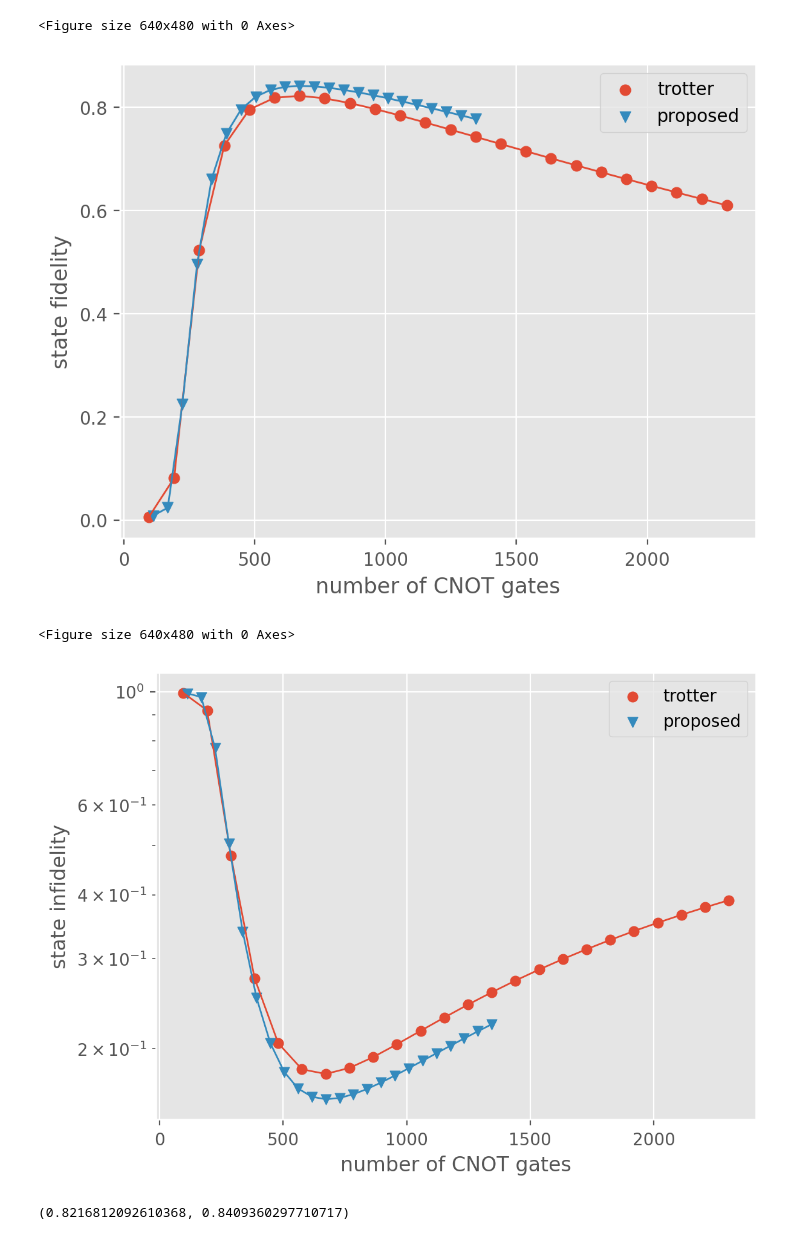
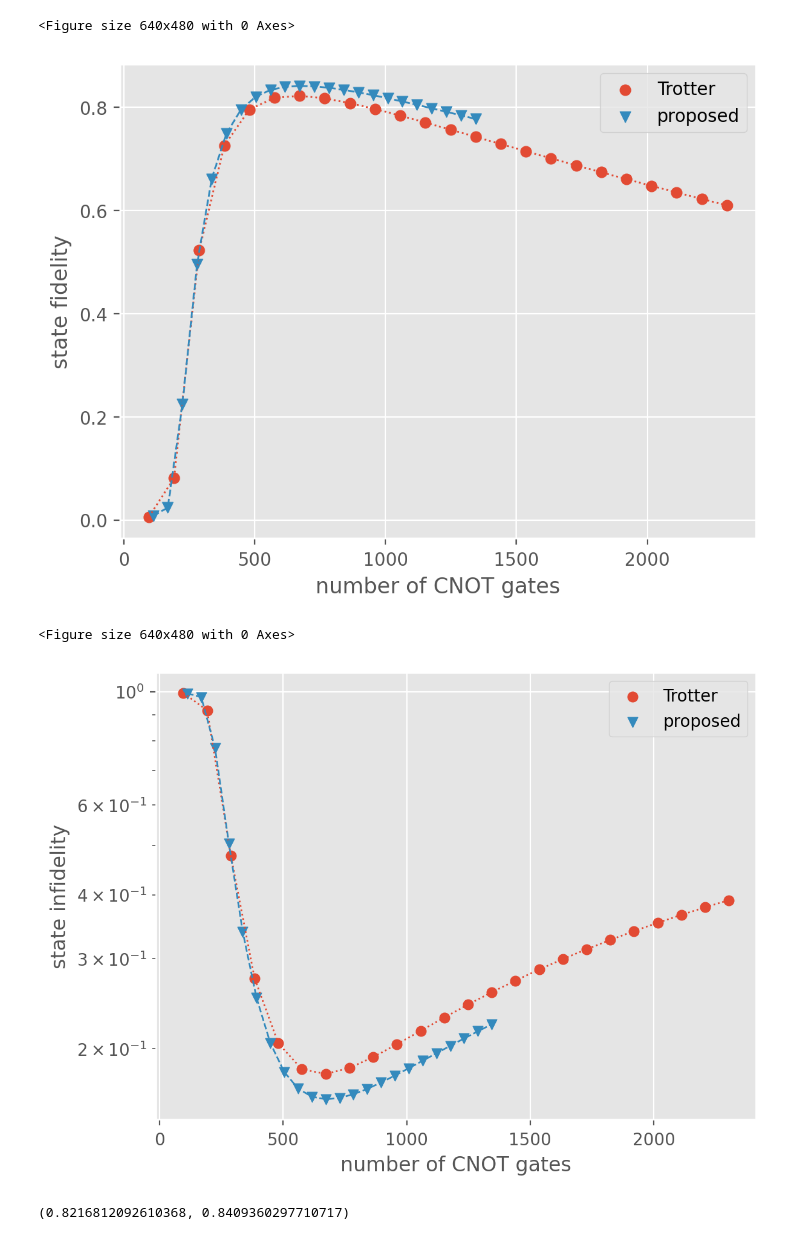
Before and after one commit to BOBO1997/osp_solutions, a Jupyter notebook: simulation/depolarising/9-qubit/visualise_9-qubit.ipynb, the cells around one changed output. Saved outputs shown, nothing was run; the diff lists cells and outputs as text; code cells hidden in the pictures.

```diff
--- a/simulation/depolarising/9-qubit/visualise_9-qubit.ipynb
+++ b/simulation/depolarising/9-qubit/visualise_9-qubit.ipynb
@@ -75,36 +75,36 @@ plt.show()
 # %%
 plt.clf()
 plt.figure(dpi=200)
 p1 = plt.scatter(nums_cnots_trotter, fidelities_trotter, marker="o")
-plt.plot(nums_cnots_trotter, fidelities_trotter, linewidth=1)
+plt.plot(nums_cnots_trotter, fidelities_trotter, linewidth=1, linestyle='dotted')
 p2 = plt.scatter(nums_cnots_proposed, fidelities_proposed, marker="v")
-plt.plot(nums_cnots_proposed, fidelities_proposed, linewidth=1)
+plt.plot(nums_cnots_proposed, fidelities_proposed, linewidth=1, linestyle='dashed')
 plt.xlabel("number of CNOT gates")
 plt.ylabel("state fidelity")
 # plt.ylim(bottom=-0.04,top=1.04)
-plt.legend([p1, p2], ["trotter", "proposed"])
+plt.legend([p1, p2], ["Trotter", "proposed"])
 plt.show()
 # plt.title("The effect of encoding and decoding strategy")
 # %% [output]
 <Figure size 640x480 with 0 Axes>
-[figure, old version]
+[figure, new version]
 # %%
 plt.clf()
 plt.figure(dpi=200)
 p1 = plt.scatter(nums_cnots_trotter, 1 - np.array(fidelities_trotter), marker="o")
-plt.plot(nums_cnots_trotter, 1 - np.array(fidelities_trotter),linewidth=1)
+plt.plot(nums_cnots_trotter, 1 - np.array(fidelities_trotter),linewidth=1, linestyle='dotted')
 p2 = plt.scatter(nums_cnots_proposed, 1 - np.array(fidelities_proposed), marker="v")
-plt.plot(nums_cnots_proposed, 1 - np.array(fidelities_proposed),linewidth=1)
+plt.plot(nums_cnots_proposed, 1 - np.array(fidelities_proposed),linewidth=1, linestyle='dashed')
 plt.xlabel("number of CNOT gates")
 plt.ylabel("state infidelity")
 # plt.ylim(bottom=-0.04,top=1.04)
 plt.yscale("log")
-plt.legend([p1, p2], ["trotter", "proposed"]) # , "shallow encoding and shallow decoding"))
+plt.legend([p1, p2], ["Trotter", "proposed"]) # , "shallow encoding and shallow decoding"))
 plt.show()
 # plt.title("The effect of encoding and decoding strategy")
 # %% [output]
 <Figure size 640x480 with 0 Axes>
-[figure, old version]
+[figure, new version]
 # %%
 max(fidelities_trotter), max(fidelities_proposed)
 # %% [output]
```
Also changed, not shown: parts of 3 cells of this notebook, 7 other files.
